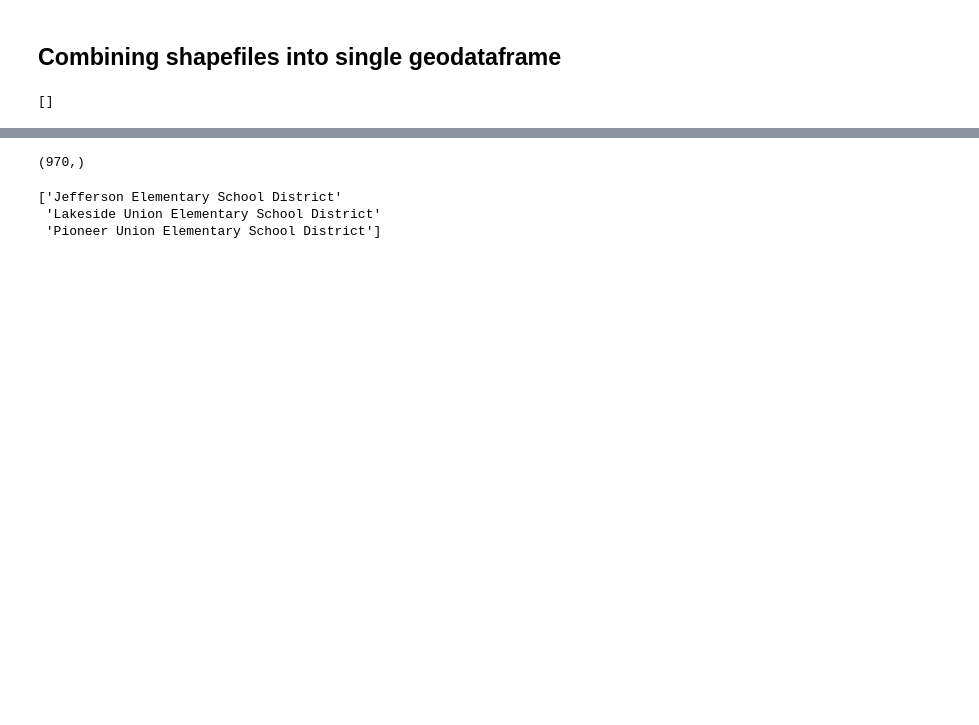
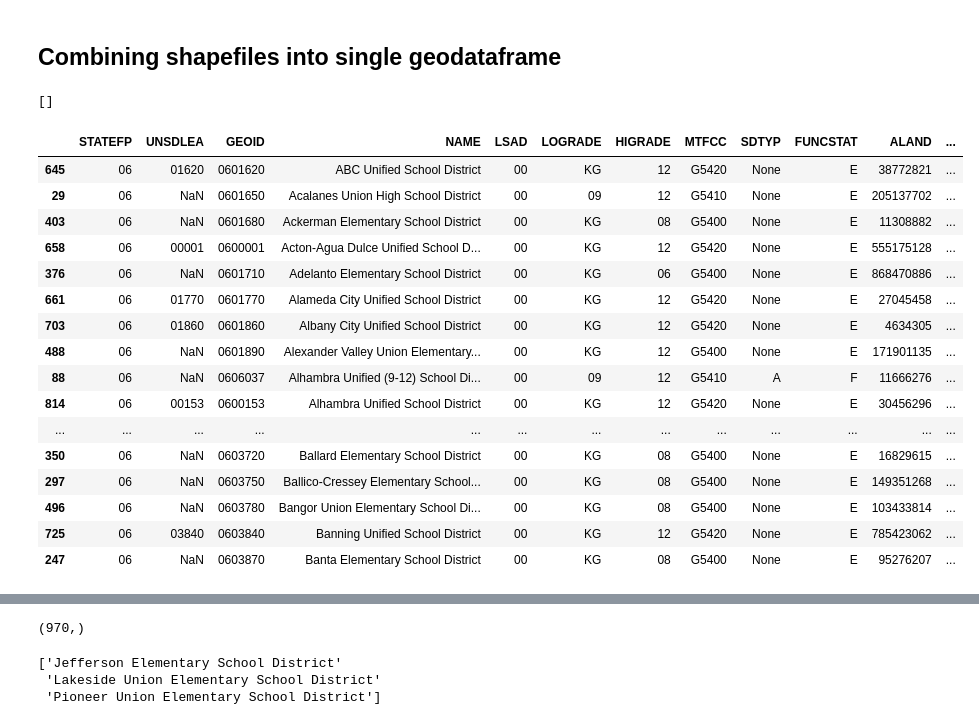
Before and after one commit to fiendskrah/finalcapstone, a Jupyter notebook: project.ipynb, the cells around one changed output, grey strips where cells are left out. Saved outputs shown, nothing was run; the diff lists cells and outputs as text; code cells hidden in the pictures; blank space fills up the shorter version.

```diff
--- a/project.ipynb
+++ b/project.ipynb
@@ -51,3 +59,23 @@ res = [i for i, val in enumerate(check) if val]
 print(res)
 # %% [output]
 []
+# %%
+adistricts.head(50)
+# %% [output]
+|  | STATEFP | UNSDLEA | GEOID | NAME | LSAD | LOGRADE | HIGRADE | MTFCC | SDTYP | FUNCSTAT | ALAND | ... |
+| 645 | 06 | 01620 | 0601620 | ABC Unified School District | 00 | KG | 12 | G5420 | None | E | 38772821 | ... |
+| 29 | 06 | NaN | 0601650 | Acalanes Union High School District | 00 | 09 | 12 | G5410 | None | E | 205137702 | ... |
+| 403 | 06 | NaN | 0601680 | Ackerman Elementary School District | 00 | KG | 08 | G5400 | None | E | 11308882 | ... |
+| 658 | 06 | 00001 | 0600001 | Acton-Agua Dulce Unified School D... | 00 | KG | 12 | G5420 | None | E | 555175128 | ... |
+| 376 | 06 | NaN | 0601710 | Adelanto Elementary School District | 00 | KG | 06 | G5400 | None | E | 868470886 | ... |
+| 661 | 06 | 01770 | 0601770 | Alameda City Unified School District | 00 | KG | 12 | G5420 | None | E | 27045458 | ... |
+| 703 | 06 | 01860 | 0601860 | Albany City Unified School District | 00 | KG | 12 | G5420 | None | E | 4634305 | ... |
+| 488 | 06 | NaN | 0601890 | Alexander Valley Union Elementary... | 00 | KG | 12 | G5400 | None | E | 171901135 | ... |
+| 88 | 06 | NaN | 0606037 | Alhambra Unified (9-12) School Di... | 00 | 09 | 12 | G5410 | A | F | 11666276 | ... |
+| 814 | 06 | 00153 | 0600153 | Alhambra Unified School District | 00 | KG | 12 | G5420 | None | E | 30456296 | ... |
+| ... | ... | ... | ... | ... | ... | ... | ... | ... | ... | ... | ... | ... |
+| 350 | 06 | NaN | 0603720 | Ballard Elementary School District | 00 | KG | 08 | G5400 | None | E | 16829615 | ... |
+| 297 | 06 | NaN | 0603750 | Ballico-Cressey Elementary School... | 00 | KG | 08 | G5400 | None | E | 149351268 | ... |
+| 496 | 06 | NaN | 0603780 | Bangor Union Elementary School Di... | 00 | KG | 08 | G5400 | None | E | 103433814 | ... |
+| 725 | 06 | 03840 | 0603840 | Banning Unified School District | 00 | KG | 12 | G5420 | None | E | 785423062 | ... |
+| 247 | 06 | NaN | 0603870 | Banta Elementary School District | 00 | KG | 08 | G5400 | None | E | 95276207 | ... |
```
Also changed, not shown: parts of 50 cells of this notebook, 1 other file.
